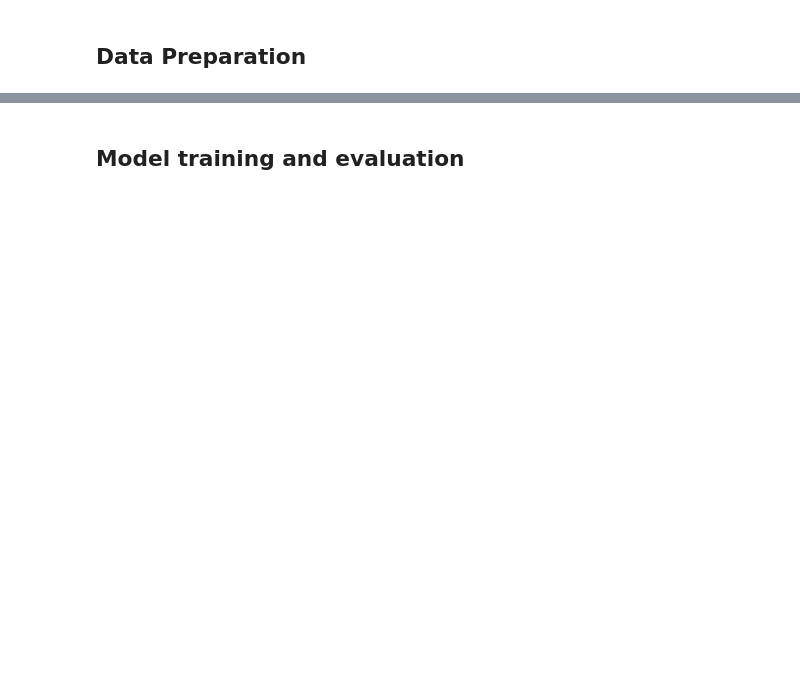
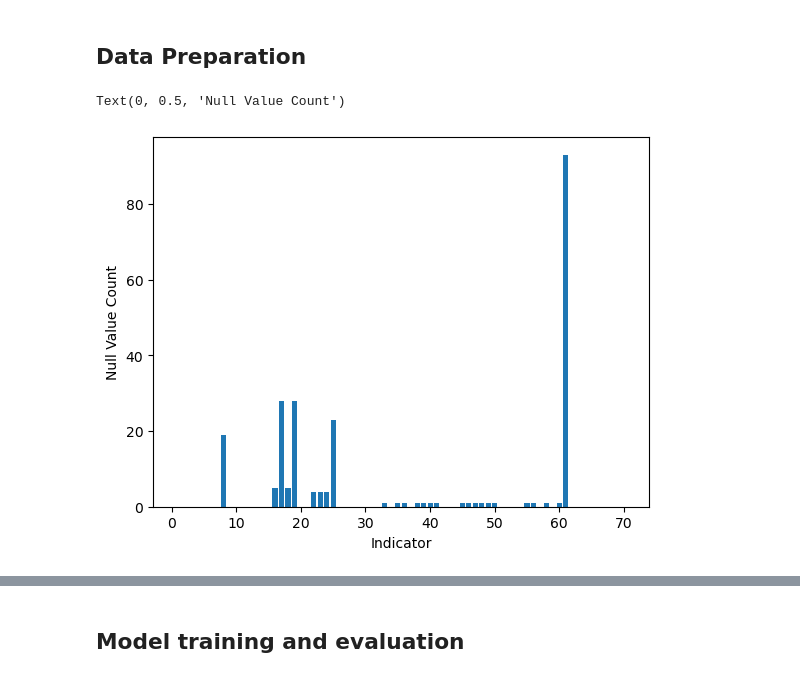
Before and after one commit to brian546/AI-For-Healthcare, a Jupyter notebook: code.ipynb, the cells around one changed output, grey strips where cells are left out. Cells and saved outputs as stored; diff of their text form; code cells hidden in the pictures; blank space fills up the shorter version.

```diff
--- a/code.ipynb
+++ b/code.ipynb
@@ -59,6 +88,14 @@ seed = 33
 
 # column name
 col_name = trainset.drop(columns=['Target']).columns
+# %%
+# null value count
+plt.bar(range(1,71), trainset.iloc[:,:-1].isna().sum(axis=0),width = 0.8)
+plt.xlabel('Indicator')
+plt.ylabel('Null Value Count')
+# %% [output]
+Text(0, 0.5, 'Null Value Count')
+[figure, added]
 # %%
 # data info
 train_X.info()
```
Also changed, not shown: parts of 37 cells of this notebook.
